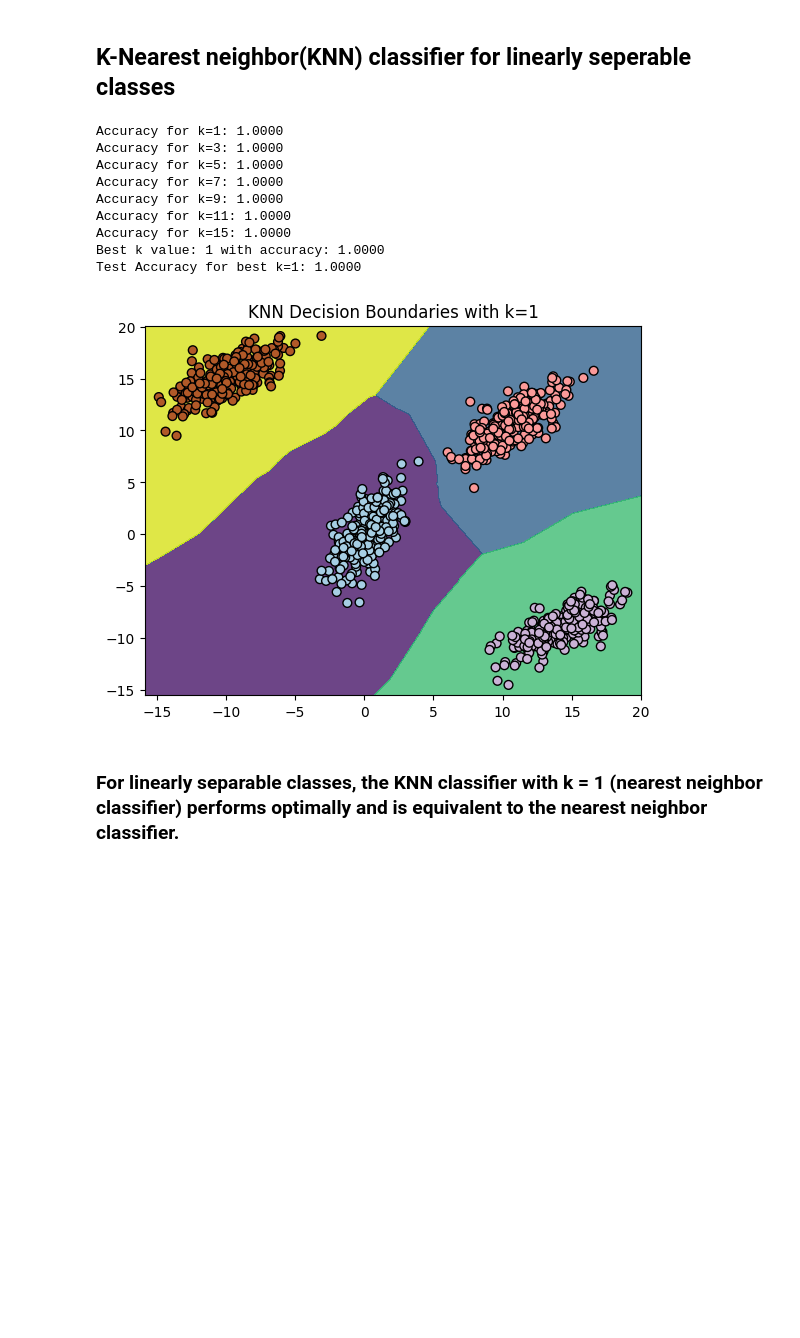
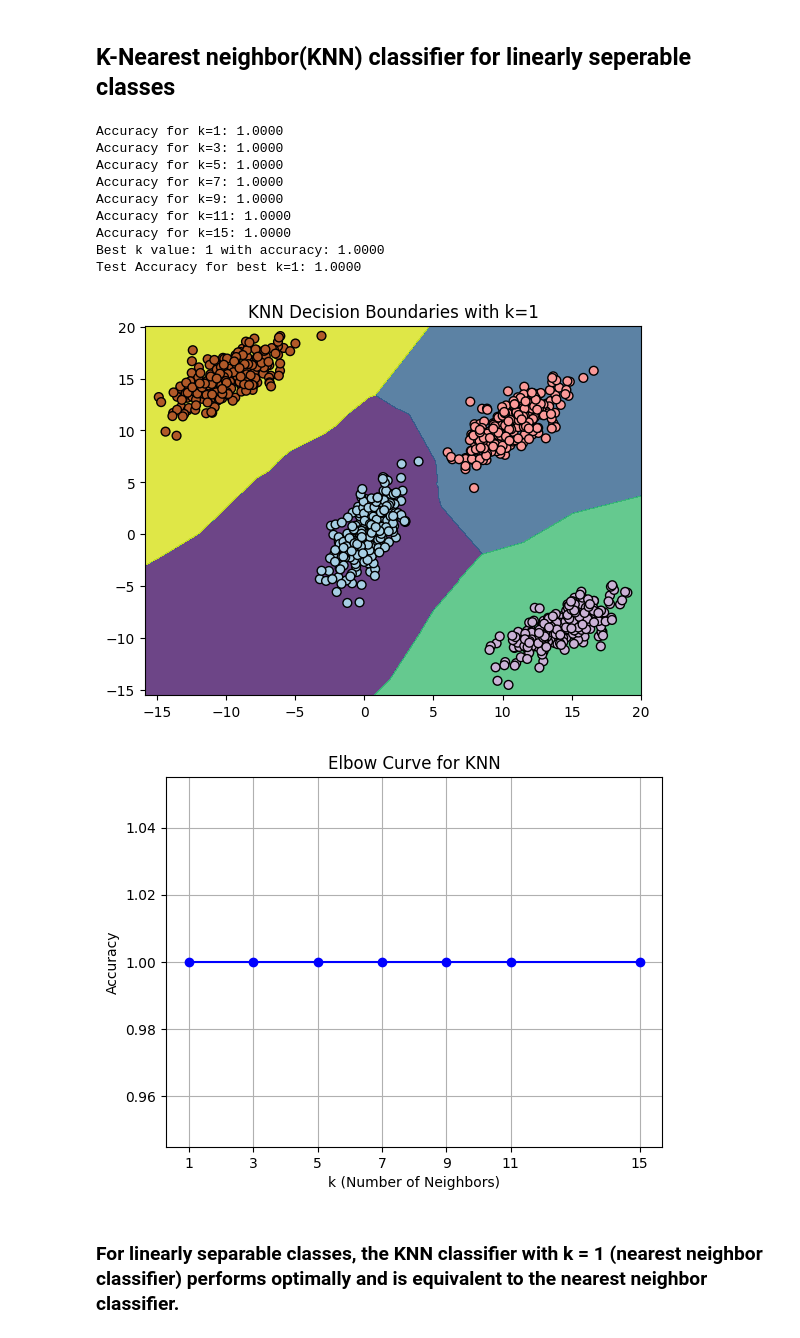
Before and after one commit to RakshithaKalkura/IML-project-dec-2024, a Jupyter notebook: KNN/knn_linear.ipynb, the cells around one changed output. Saved outputs shown, nothing was run; the diff lists cells and outputs as text; code cells hidden in the pictures; blank space fills up the shorter version.

```diff
--- a/KNN/knn_linear.ipynb
+++ b/KNN/knn_linear.ipynb
@@ -22,6 +22,7 @@ X_test, y_test = load_data(r'C:\Users\raksh\IML-project-dec-2024\classification_
 k_values = [1, 3, 5, 7, 9, 11, 15]  # List of k values to experiment with
 best_k = 1
 best_accuracy = 0
+accuracies = []
 
 # Testing different k values
 for k in k_values:
@@ -36,6 +37,7 @@ for k in k_values:
 
     # Calculate accuracy
     accuracy = accuracy_score(y_val, y_val_pred)
+    accuracies.append(accuracy)
     print(f"Accuracy for k={k}: {accuracy:.4f}")
 
     # Update the best k if current k gives better accuracy
@@ -51,32 +53,40 @@ knn_final.fit(X_train, y_train)
 y_test_pred = knn_final.predict(X_test)
 test_accuracy = accuracy_score(y_test, y_test_pred)
 print(f"Test Accuracy for best k={best_k}: {test_accuracy:.4f}")
 
 if X_train.shape[1] == 2:
     h = .02  # Step size in the mesh
     x_min, x_max = X_train[:, 0].min() - 1, X_train[:, 0].max() + 1
     y_min, y_max = X_train[:, 1].min() - 1, X_train[:, 1].max() + 1
 
     xx, yy = np.meshgrid(np.arange(x_min, x_max, h),
                          np.arange(y_min, y_max, h))
 
     Z = knn_final.predict(np.c_[xx.ravel(), yy.ravel()])
     Z = Z.reshape(xx.shape)
 
     plt.contourf(xx, yy, Z, alpha=0.8)
     plt.scatter(X_train[:, 0], X_train[:, 1], c=y_train, edgecolors='k', marker='o', s=40, cmap=plt.cm.Paired)
     plt.title(f"KNN Decision Boundaries with k={best_k}")
     plt.show()
+    plt.plot(k_values, accuracies, marker='o', linestyle='-', color='b')
+plt.title('Elbow Curve for KNN')
+plt.xlabel('k (Number of Neighbors)')
+plt.ylabel('Accuracy')
+plt.xticks(k_values)
+plt.grid(True)
+plt.show()
 # %% [output]
 Accuracy for k=1: 1.0000
 Accuracy for k=3: 1.0000
 Accuracy for k=5: 1.0000
 Accuracy for k=7: 1.0000
 Accuracy for k=9: 1.0000
 Accuracy for k=11: 1.0000
 Accuracy for k=15: 1.0000
 Best k value: 1 with accuracy: 1.0000
 Test Accuracy for best k=1: 1.0000
 [figure]
+[figure, added]
 # %% [markdown]
 ### For linearly separable classes, the KNN classifier with k = 1 (nearest neighbor classifier) performs optimally and is equivalent to the nearest neighbor classifier.
```
Also changed, not shown: 1 other file.
